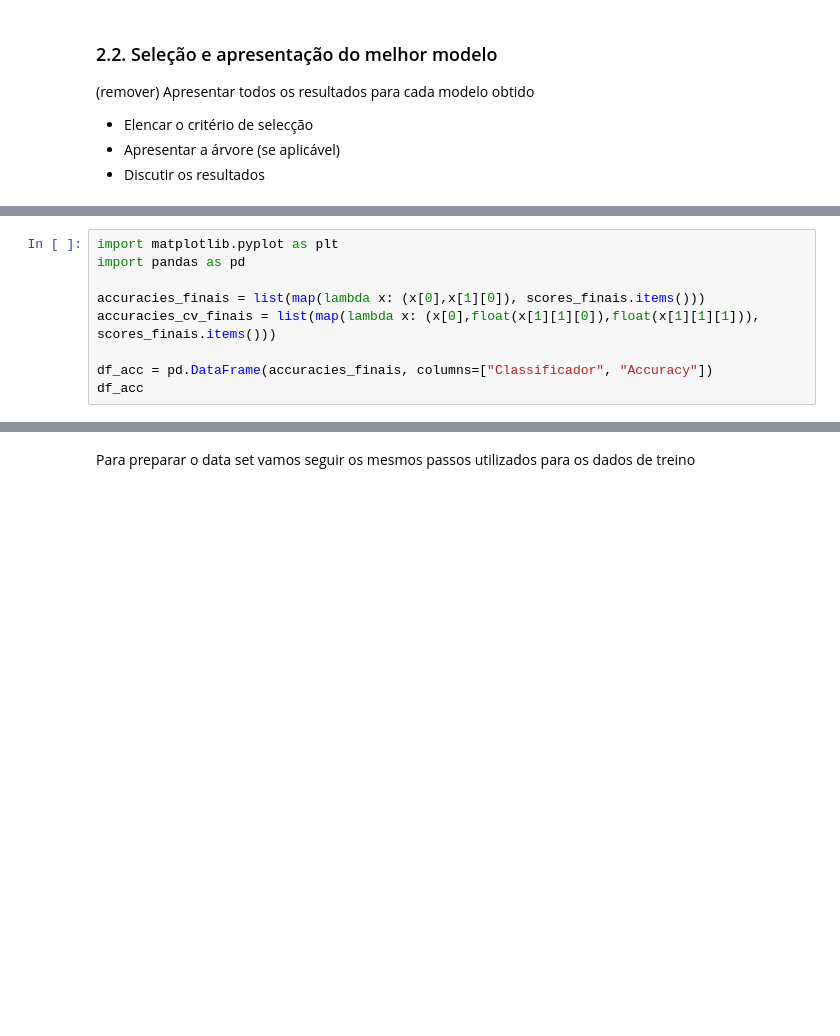
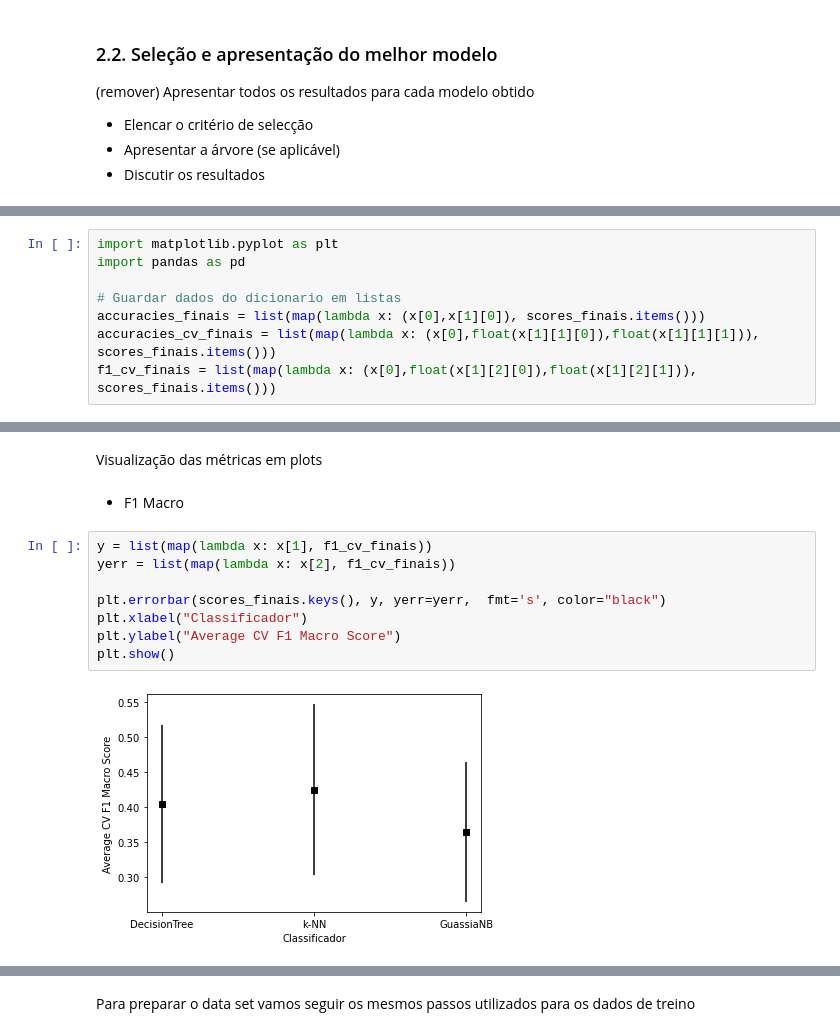
Before and after one commit to Singularitty/ProjetoSI, a Jupyter notebook: Projeto3/SI-proj3-42.ipynb, the cells around one changed output, grey strips where cells are left out. Saved outputs shown, nothing was run; the diff lists cells and outputs as text; blank space fills up the shorter version.

```diff
--- a/Projeto3/SI-proj3-42.ipynb
+++ b/Projeto3/SI-proj3-42.ipynb
@@ -630,8 +653,7 @@ Vamos então comparar os resultados obtidos para cada um dos classificadores
 import matplotlib.pyplot as plt
 import pandas as pd
 
+# Guardar dados do dicionario em listas
 accuracies_finais = list(map(lambda x: (x[0],x[1][0]), scores_finais.items()))
 accuracies_cv_finais = list(map(lambda x: (x[0],float(x[1][1][0]),float(x[1][1][1])), scores_finais.items()))
-
-df_acc = pd.DataFrame(accuracies_finais, columns=["Classificador", "Accuracy"])
-df_acc
+f1_cv_finais = list(map(lambda x: (x[0],float(x[1][2][0]),float(x[1][2][1])), scores_finais.items()))
@@ -650,0 +690,14 @@ df_acc_cv
+# %% [markdown]
+Visualização das métricas em plots
+# %% [markdown]
+- F1 Macro
+# %%
+y = list(map(lambda x: x[1], f1_cv_finais))
+yerr = list(map(lambda x: x[2], f1_cv_finais))
+
+plt.errorbar(scores_finais.keys(), y, yerr=yerr,  fmt='s', color="black")
+plt.xlabel("Classificador")
+plt.ylabel("Average CV F1 Macro Score")
+plt.show()
+# %% [output]
+[figure, added]
```
Also changed, not shown: parts of 73 cells of this notebook.
